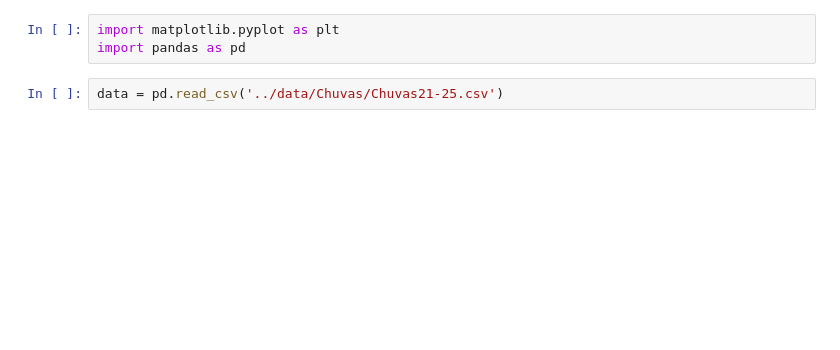
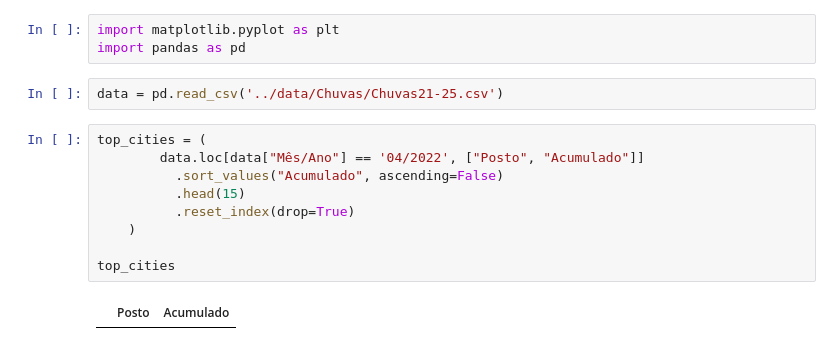
Before and after one commit to CauBitten/InunData, a Jupyter notebook: FastAPI/notebooks/tests.ipynb, the cells around one changed output. Saved outputs shown, nothing was run; the diff lists cells and outputs as text; blank space fills up the shorter version.

```diff
--- a/FastAPI/notebooks/tests.ipynb
+++ b/FastAPI/notebooks/tests.ipynb
@@ -3,6 +3,17 @@ import matplotlib.pyplot as plt
 import pandas as pd
 # %%
 data = pd.read_csv('../data/Chuvas/Chuvas21-25.csv')
+# %%
+top_cities = (
+        data.loc[data["Mês/Ano"] == '04/2022', ["Posto", "Acumulado"]]
+          .sort_values("Acumulado", ascending=False)
+          .head(15)
+          .reset_index(drop=True)
+    )
+
+top_cities
+# %% [output]
+|  | Posto | Acumulado |
 # %%
 data[['Posto', 'Mês/Ano', 'Acumulado']]
 # %% [output]
```
Also changed, not shown: parts of 3 cells of this notebook, 3 other files.
